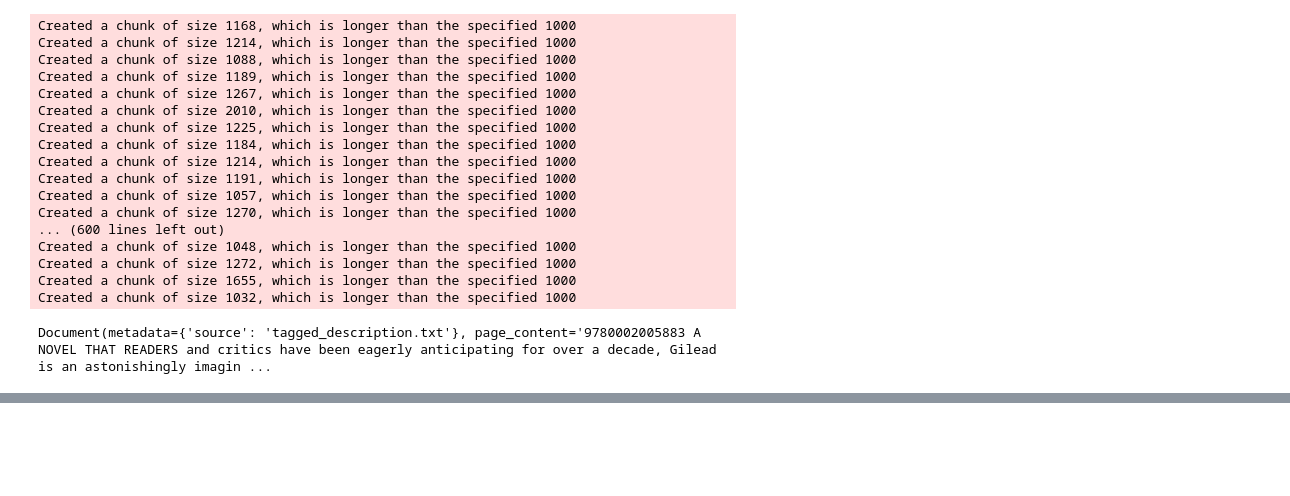
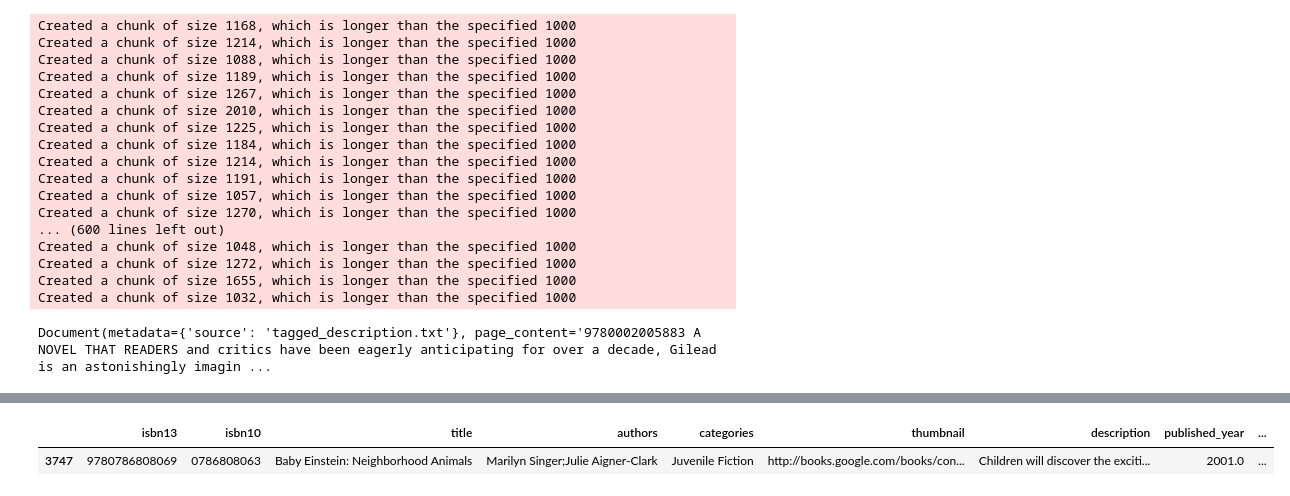
Before and after one commit to ashan24019/book-recommender-LLM, a Jupyter notebook: vector-search.ipynb, the cells around one changed output, grey strips where cells are left out. Drawn from its saved outputs; the diff is of its cells as text; code cells hidden in the pictures; blank space fills up the shorter version.

```diff
--- a/vector-search.ipynb
+++ b/vector-search.ipynb
@@ -71,2 +100,29 @@ Document(metadata={'source': 'tagged_description.txt'}, page_content='9780002005
 # %%
-db_books = Chroma.from
+# Use local, free embeddings from sentence-transformers instead of langchain_huggingface
+# If you don't have sentence-transformers installed, install it in your environment:
+# pip install -U sentence-transformers
+from sentence_transformers import SentenceTransformer
+from typing import List
+
+class SentenceTransformersWrapper:
+    """Minimal wrapper exposing embed_documents and embed_query for Chroma/LangChain."""
+    def __init__(self, model_name: str = "all-MiniLM-L6-v2"):
+        # model name like 'all-MiniLM-L6-v2' (short name) or 'sentence-transformers/all-MiniLM-L6-v2'
+        self.model = SentenceTransformer(model_name)
+
+    def embed_documents(self, texts: List[str]) -> List[List[float]]:
+        embs = self.model.encode(texts, show_progress_bar=False)
+        # sentence-transformers returns numpy arrays; convert to lists
+        return [emb.tolist() for emb in embs]
+
+    def embed_query(self, text: str) -> List[float]:
+        emb = self.model.encode([text], show_progress_bar=False)[0]
+        return emb.tolist()
+
+# create wrapper and build Chroma vector store
+hf_emb = SentenceTransformersWrapper(model_name="all-MiniLM-L6-v2")
+db_books = Chroma.from_documents(documents, hf_emb, collection_name="books_collection")
+# %%
+query = "A book to teach children about nature"
+docs = db_books.similarity_search(query, k=10)
+docs
@@ -72,0 +140,5 @@ db_books = Chroma.from
+# %%
+books[books["isbn13"] == int(docs[0].page_content.split()[0].strip())]
+# %% [output]
+|  | isbn13 | isbn10 | title | authors | categories | thumbnail | description | published_year | ... |
+| 3747 | 9780786808069 | 0786808063 | Baby Einstein: Neighborhood Animals | Marilyn Singer;Julie Aigner-Clark | Juvenile Fiction | http://books.google.com/books/con... | Children will discover the exciti... | 2001.0 | ... |
```
Also changed, not shown: parts of 6 cells of this notebook, 1 other file.
